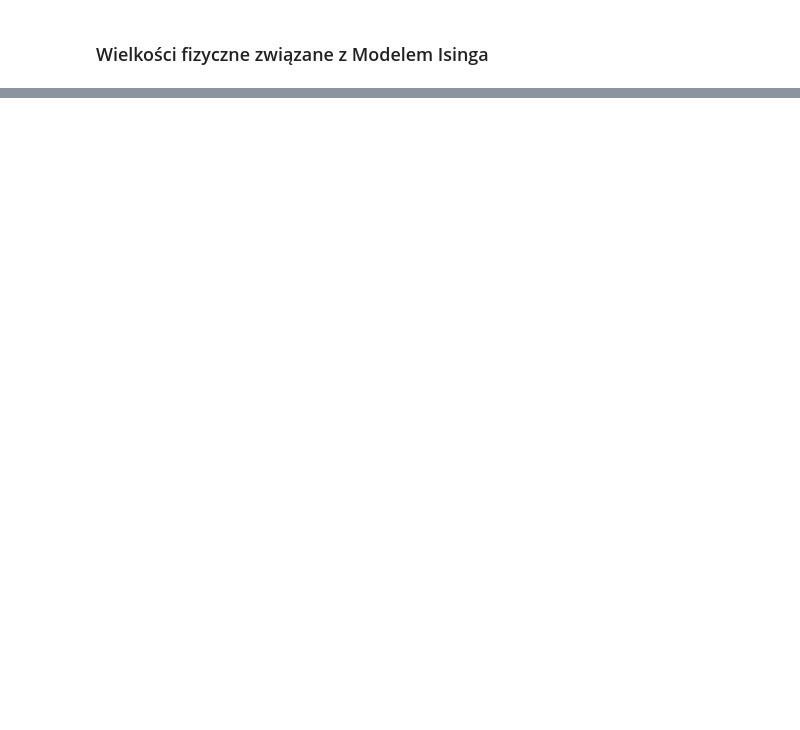
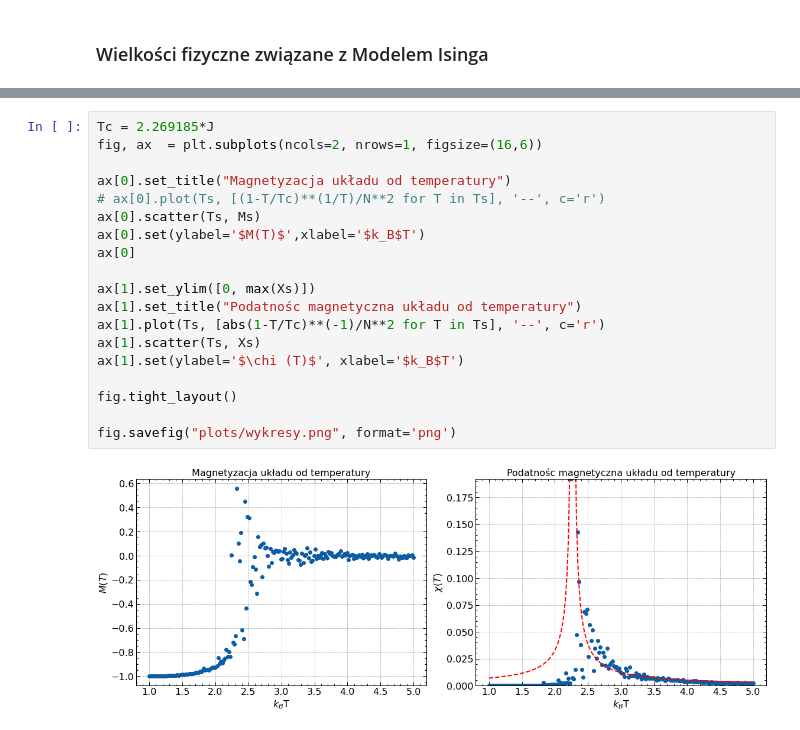
Before and after one commit to KREFT-QS-13/Stats-physics, a Jupyter notebook: MC_sim.ipynb, the cells around one changed output, grey strips where cells are left out. Drawn from its saved outputs; the diff is of its cells as text; blank space fills up the shorter version.

Commit message:
Added plots

```diff
--- a/MC_sim.ipynb
+++ b/MC_sim.ipynb
@@ -156,0 +191,21 @@ Image(url='./Sims/'+rm.GetNameOfSimulation())
+# %%
+Tc = 2.269185*J
+fig, ax  = plt.subplots(ncols=2, nrows=1, figsize=(16,6))
+
+ax[0].set_title("Magnetyzacja układu od temperatury")
+# ax[0].plot(Ts, [(1-T/Tc)**(1/T)/N**2 for T in Ts], '--', c='r')
+ax[0].scatter(Ts, Ms)
+ax[0].set(ylabel='$M(T)$',xlabel='$k_B$T')
+ax[0]
+
+ax[1].set_ylim([0, max(Xs)])
+ax[1].set_title("Podatnośc magnetyczna układu od temperatury")
+ax[1].plot(Ts, [abs(1-T/Tc)**(-1)/N**2 for T in Ts], '--', c='r')
+ax[1].scatter(Ts, Xs)
+ax[1].set(ylabel='$\chi (T)$', xlabel='$k_B$T')
+
+fig.tight_layout()
+
+fig.savefig("plots/wykresy.png", format='png')
+# %% [output]
+[figure, added]
```
Also changed, not shown: parts of 8 cells of this notebook, 7 other files.
